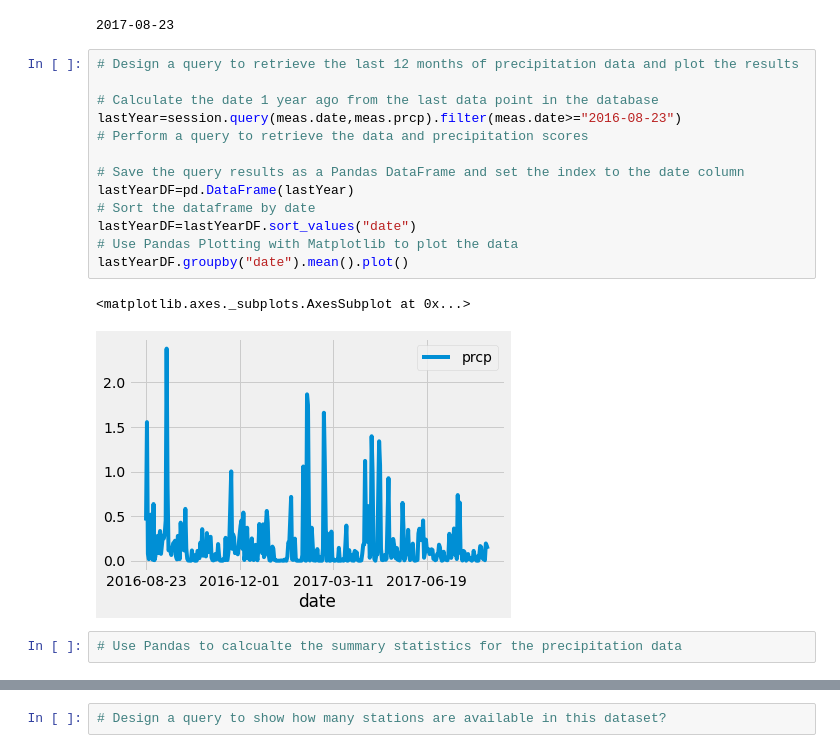
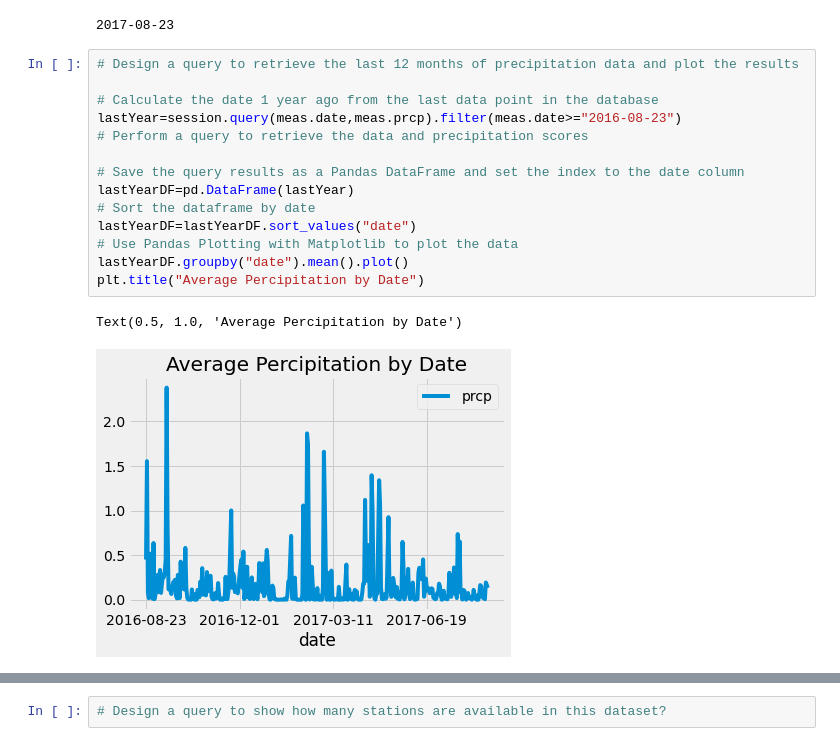
Before and after one commit to RinerAlexander/sqlalchemy-challenge, a Jupyter notebook: climate_starter.ipynb, the cells around one changed output, grey strips where cells are left out. Drawn from its saved outputs; the diff is of its cells as text.

```diff
--- a/climate_starter.ipynb
+++ b/climate_starter.ipynb
@@ -56,18 +56,17 @@ for row in date:
 # %%
 # Design a query to retrieve the last 12 months of precipitation data and plot the results
 
 # Calculate the date 1 year ago from the last data point in the database
 lastYear=session.query(meas.date,meas.prcp).filter(meas.date>="2016-08-23")
 # Perform a query to retrieve the data and precipitation scores
 
 # Save the query results as a Pandas DataFrame and set the index to the date column
 lastYearDF=pd.DataFrame(lastYear)
 # Sort the dataframe by date
 lastYearDF=lastYearDF.sort_values("date")
 # Use Pandas Plotting with Matplotlib to plot the data
 lastYearDF.groupby("date").mean().plot()
+plt.title("Average Percipitation by Date")
 # %% [output]
-<matplotlib.axes._subplots.AxesSubplot at 0x...>
+Text(0.5, 1.0, 'Average Percipitation by Date')
-[figure, old version]
+[figure, new version]
-# %%
-# Use Pandas to calcualte the summary statistics for the precipitation data
```
Also changed, not shown: parts of 1 cell of this notebook.
